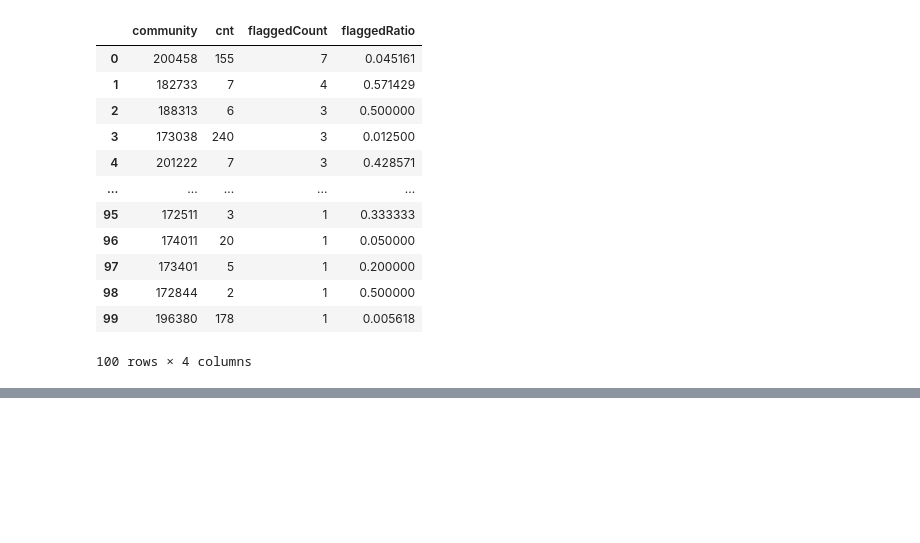
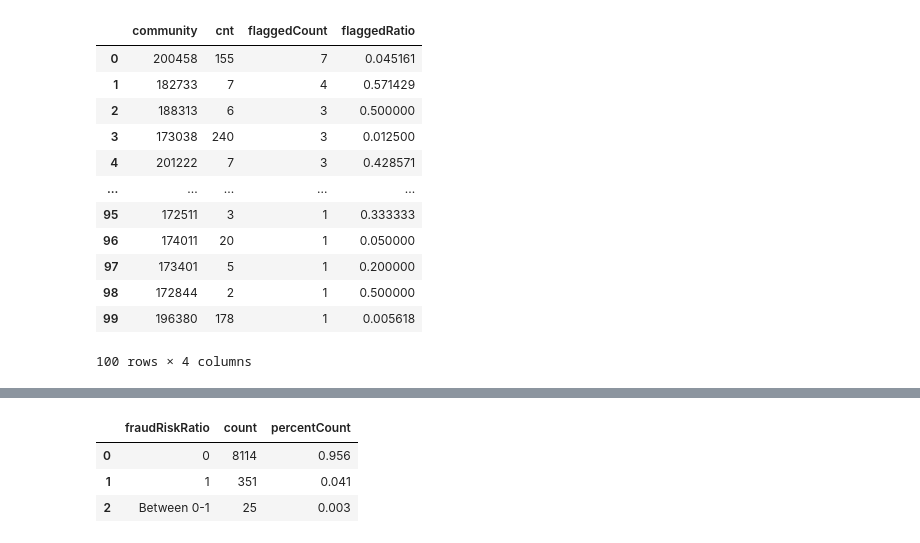
Before and after one commit to rmdorsey/fraud_detection_demo_p2p, a Jupyter notebook: fraud-detection-demo-with-p2p.ipynb, the cells around one changed output, grey strips where cells are left out. Saved outputs shown, nothing was run; the diff lists cells and outputs as text; code cells hidden in the pictures; blank space fills up the shorter version.

```diff
--- a/fraud-detection-demo-with-p2p.ipynb
+++ b/fraud-detection-demo-with-p2p.ipynb
@@ -378,0 +724,59 @@ Louvain Communities Ordered by count of Flagged Users
+# %%
+# This query analyzes credit card fraud risk distribution by:
+
+# 1. Filtering out cards used by only one user (degree > 1) to focus on shared cards.
+# 2. Categorizing each card based on its fraudRiskRatio into three groups:
+# "0" → No fraud-risk connections.
+# "1" → All connections are to fraud-risk users.
+# "Between 0-1" → Mixed fraud-risk connections.
+# 3. Computing the proportion (percentCount) of cards in each category.
+
+"""
+gds.run_cypher('''
+    -- Step 1: Compute the Total Number of Shared Cards
+    MATCH (n:Card)
+    WHERE n.degree > 1  -- ✅ Consider only cards shared by multiple users
+    WITH toFloat(count(n)) AS total  -- ✅ Store total count of shared cards
+
+    -- Step 2: Categorize Cards Based on FraudRiskRatio
+    MATCH (n:Card)
+    WHERE n.degree > 1  -- ✅ Re-select shared cards
+    WITH n, total,
+         CASE
+             WHEN n.fraudRiskRatio = 0 THEN '0'  -- ✅ No fraud-risk users connected
+             WHEN n.fraudRiskRatio = 1 THEN '1'  -- ✅ 100% of connections are fraud-risk users
+             ELSE 'Between 0-1'  -- ✅ Mixed fraud-risk connections
+         END AS fraudRiskRatio
+
+    -- Step 3: Count Cards in Each Category
+    WITH fraudRiskRatio, count(n) AS count, total
+
+    -- Step 4: Compute the Proportion of Cards in Each Category
+    RETURN fraudRiskRatio, count, round(toFloat(count)/total,3) AS percentCount
+    ORDER BY fraudRiskRatio  -- ✅ Sort results by fraud risk category
+''')
+
+"""
+
+gds.run_cypher('''
+    MATCH (n:Card)
+    WHERE n.degree > 1
+    WITH toFloat(count(n)) AS total
+
+    MATCH (n:Card)
+    WHERE n.degree > 1
+    WITH n, total,
+         CASE
+             WHEN n.fraudRiskRatio = 0 THEN '0'
+             WHEN n.fraudRiskRatio = 1 THEN '1'
+             ELSE 'Between 0-1'
+         END AS fraudRiskRatio
+    WITH fraudRiskRatio, count(n) AS count, total
+    RETURN fraudRiskRatio, count, round(toFloat(count)/total,3) AS percentCount
+    ORDER BY fraudRiskRatio
+''')
+# %% [output]
+|  | fraudRiskRatio | count | percentCount |
+| 0 | 0 | 8114 | 0.956 |
+| 1 | 1 | 351 | 0.041 |
+| 2 | Between 0-1 | 25 | 0.003 |
```
Also changed, not shown: parts of 16 cells of this notebook.
